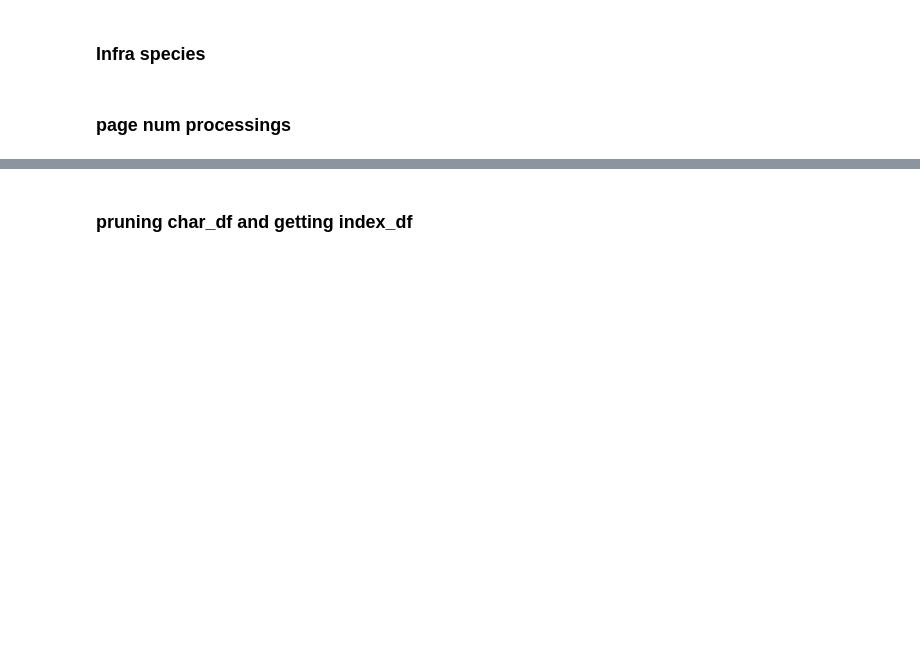
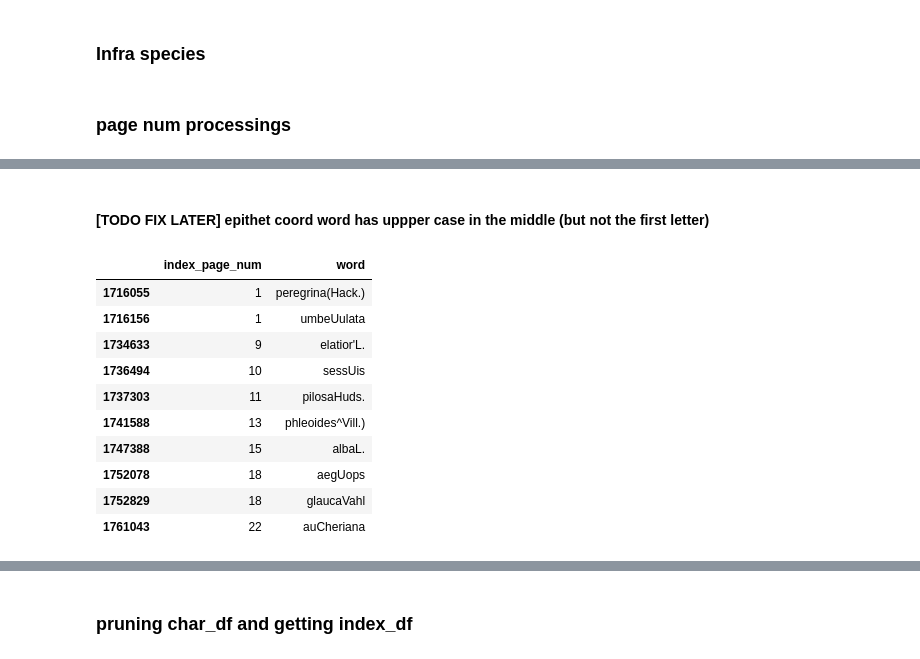
Before and after one commit to shidedh/UpdateFlora, a Jupyter notebook: index_code/0index.ipynb, the cells around one changed output, grey strips where cells are left out. Drawn from its saved outputs; the diff is of its cells as text; code cells hidden in the pictures; blank space fills up the shorter version.

```diff
--- a/index_code/0index.ipynb
+++ b/index_code/0index.ipynb
@@ -695,0 +882,19 @@ for vol_char_df, vol_index, doc, output_name in all_vol_data_PN_test:
+# %% [markdown]
+#### [**TODO FIX LATER**] epithet coord word has uppper case in the middle (but not the first letter)
+# %%
+def has_upper_not_first(word):
+    return word[1:].lower() != word[1:]
+# %%
+vol1_char_df[(vol1_char_df['potential_epithet_match'] == True) & (vol1_char_df['word'].apply(has_upper_not_first))][["index_page_num", "word"]].drop_duplicates()
+# %% [output]
+|  | index_page_num | word |
+| 1716055 | 1 | peregrina(Hack.) |
+| 1716156 | 1 | umbeUulata |
+| 1734633 | 9 | elatior'L. |
+| 1736494 | 10 | sessUis |
+| 1737303 | 11 | pilosaHuds. |
+| 1741588 | 13 | phleoides^Vill.) |
+| 1747388 | 15 | albaL. |
+| 1752078 | 18 | aegUops |
+| 1752829 | 18 | glaucaVahl |
+| 1761043 | 22 | auCheriana |
```
Also changed, not shown: parts of 37 cells of this notebook.
